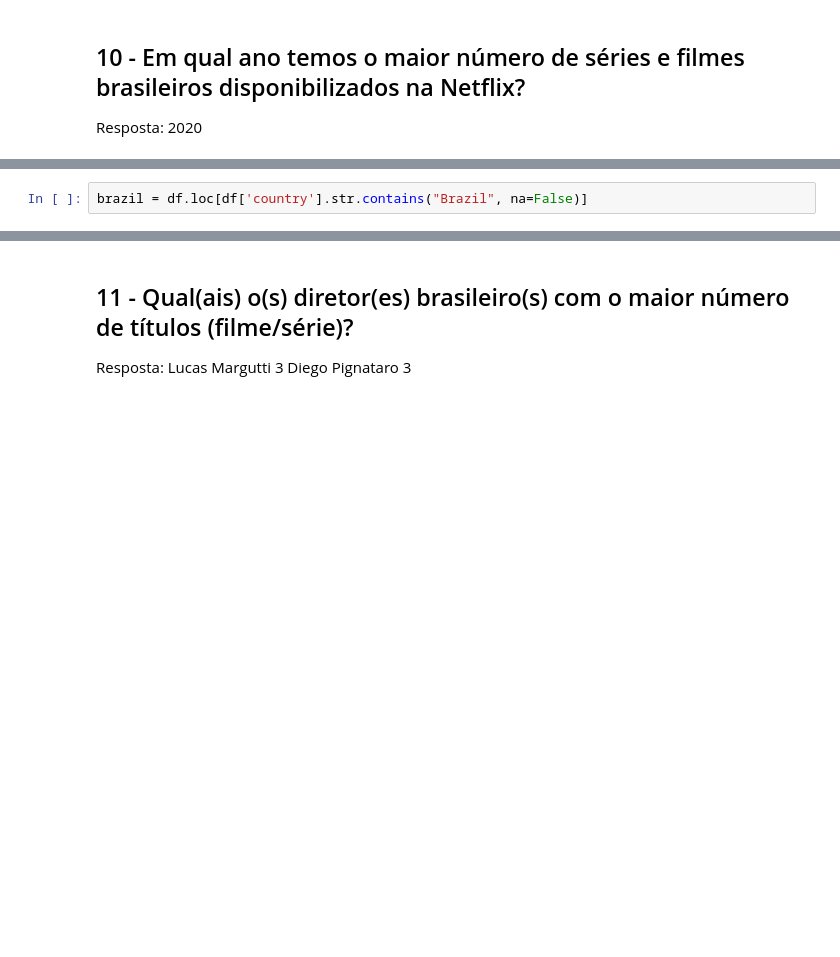
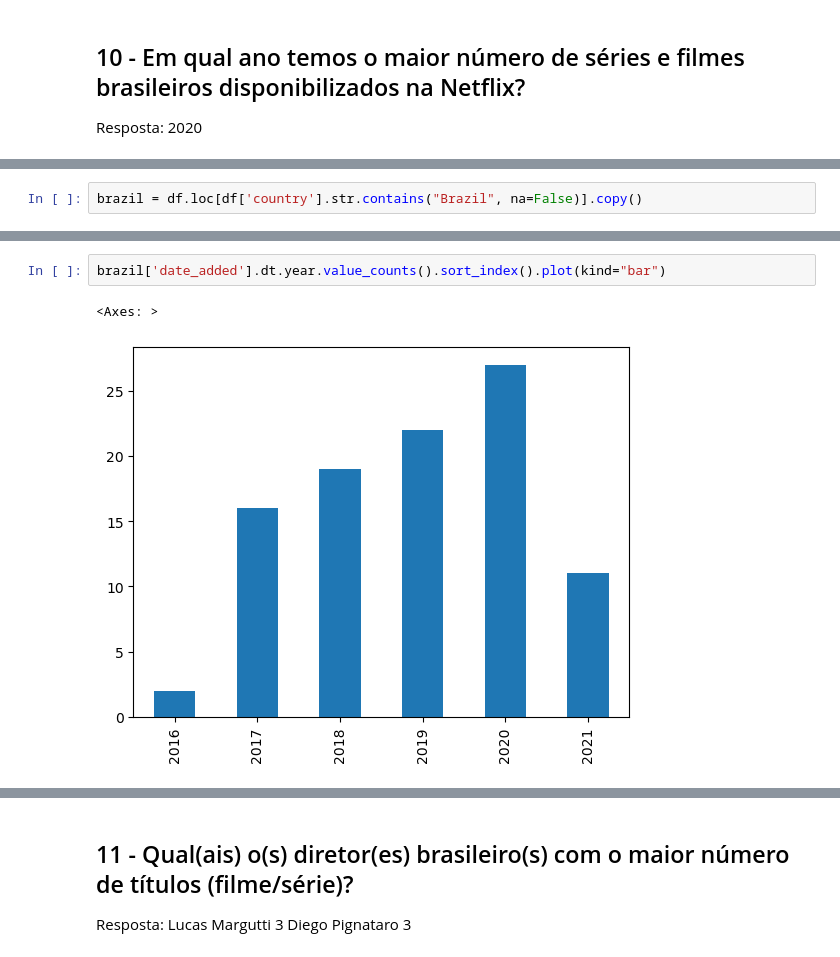
Before and after one commit to alissonschaves26/ProjetoNetflix, a Jupyter notebook: analise_netflix.ipynb, the cells around one changed output, grey strips where cells are left out. Cells and saved outputs as stored; diff of their text form; blank space fills up the shorter version.

```diff
--- a/analise_netflix.ipynb
+++ b/analise_netflix.ipynb
@@ -276,4 +401,4 @@ df.head()
 # %%
-brazil = df.loc[df['country'].str.contains("Brazil", na=False)]
+brazil = df.loc[df['country'].str.contains("Brazil", na=False)].copy()
 # %%
 brazil['country'].value_counts()
@@ -280 +423,6 @@ brazil['country'].value_counts()
+# %%
+brazil['date_added'].dt.year.value_counts().sort_index().plot(kind="bar")
+# %% [output]
+<Axes: >
+[figure, added]
 # %%
```
Also changed, not shown: parts of 47 cells of this notebook.
